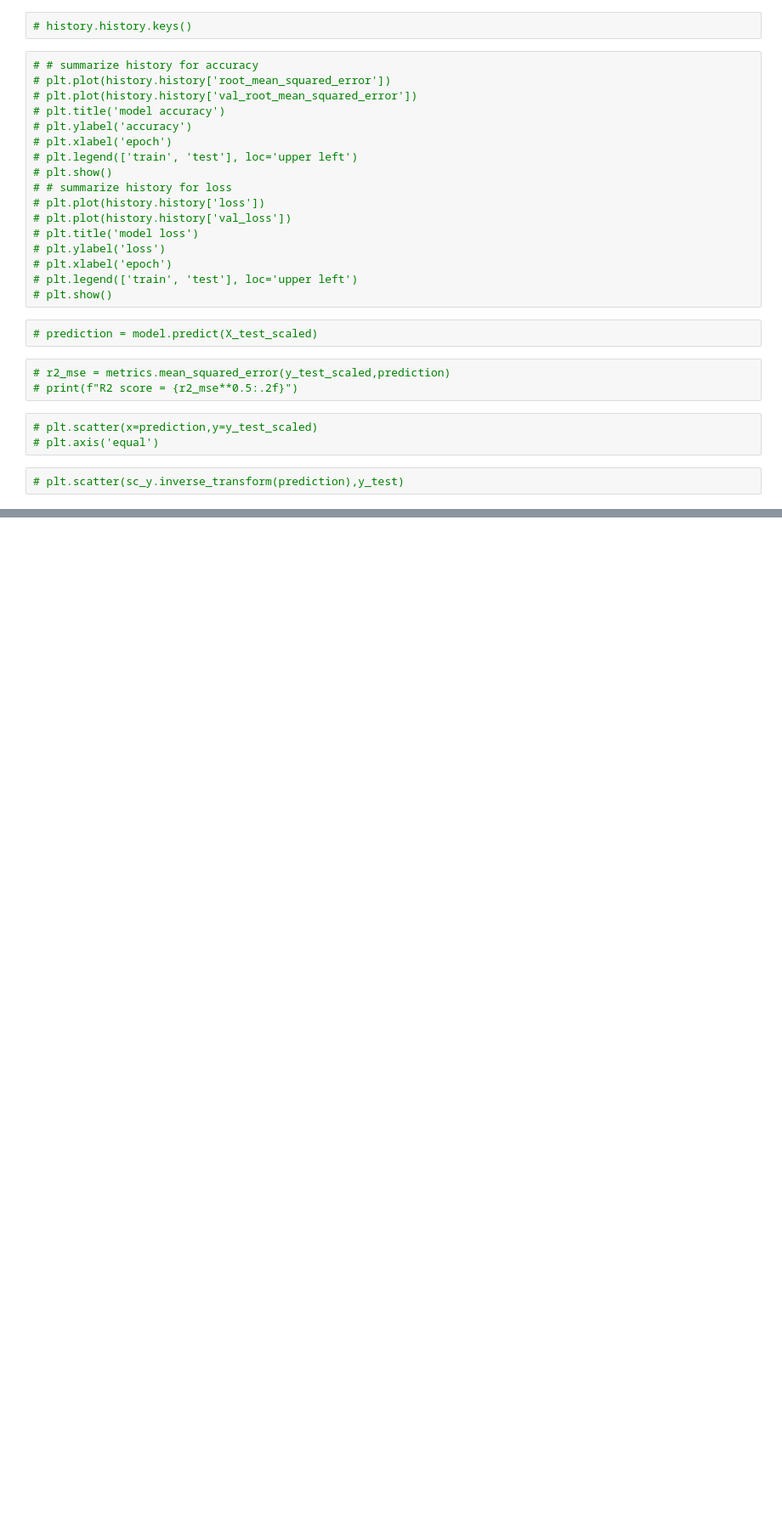
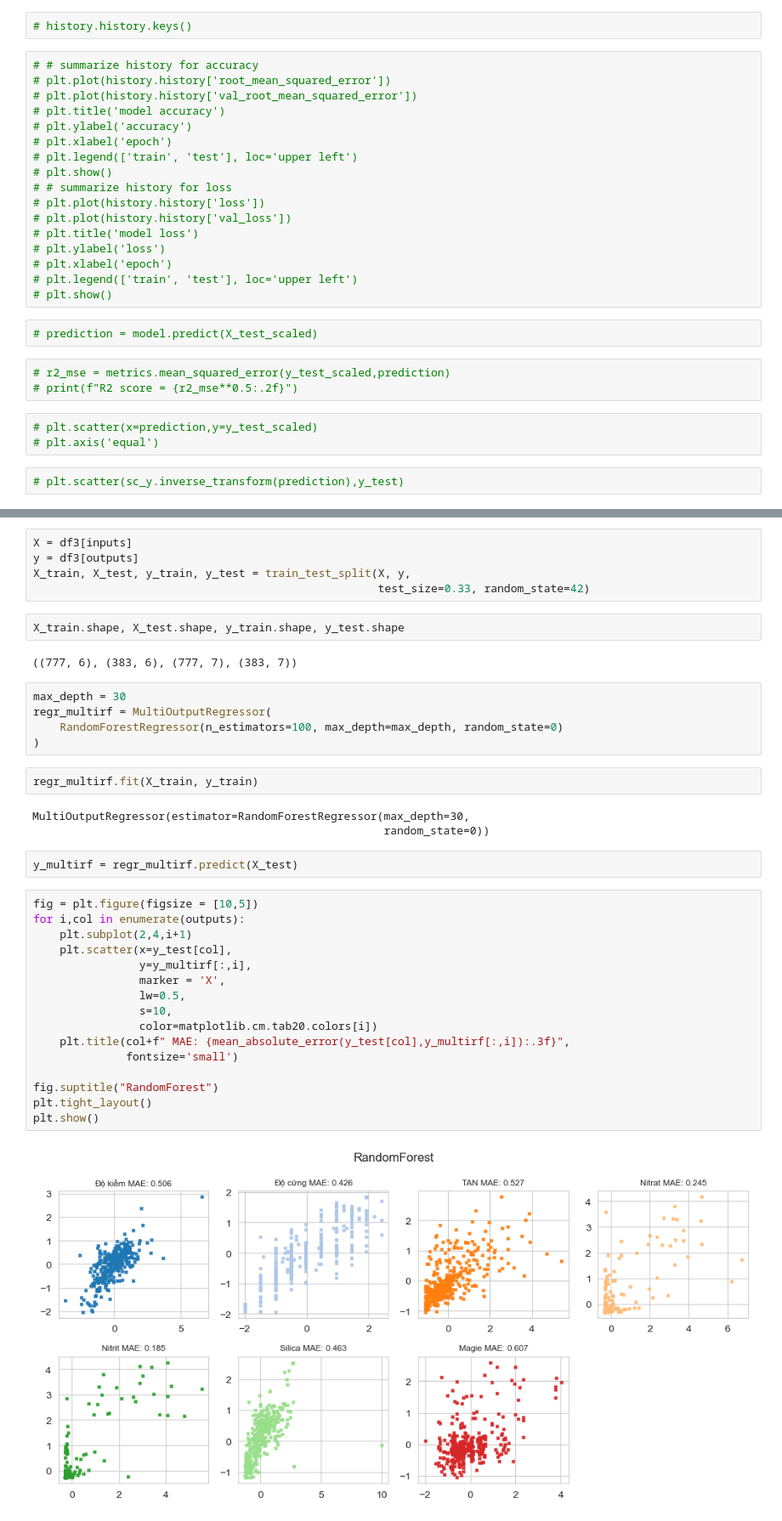
Before and after one commit to truongthuanr/WQi-Model, a Jupyter notebook: sample.ipynb, the cells around one changed output, grey strips where cells are left out. Shown at 85% size. Cells and saved outputs as stored; diff of their text form; blank space fills up the shorter version.

```diff
--- a/sample.ipynb
+++ b/sample.ipynb
@@ -1002,0 +1095,39 @@ input_dim
+# %%
+X = df3[inputs]
+y = df3[outputs]
+X_train, X_test, y_train, y_test = train_test_split(X, y,
+                                                    test_size=0.33, random_state=42)
+# %%
+X_train.shape, X_test.shape, y_train.shape, y_test.shape
+# %% [output]
+((777, 6), (383, 6), (777, 7), (383, 7))
+# %%
+max_depth = 30
+regr_multirf = MultiOutputRegressor(
+    RandomForestRegressor(n_estimators=100, max_depth=max_depth, random_state=0)
+)
+# %%
+regr_multirf.fit(X_train, y_train)
+# %% [output]
+MultiOutputRegressor(estimator=RandomForestRegressor(max_depth=30,
+                                                     random_state=0))
+# %%
+y_multirf = regr_multirf.predict(X_test)
+# %%
+fig = plt.figure(figsize = [10,5])
+for i,col in enumerate(outputs):
+    plt.subplot(2,4,i+1)
+    plt.scatter(x=y_test[col],
+                y=y_multirf[:,i],
+                marker = 'X',
+                lw=0.5,
+                s=10,
+                color=matplotlib.cm.tab20.colors[i])
+    plt.title(col+f" MAE: {mean_absolute_error(y_test[col],y_multirf[:,i]):.3f}",
+              fontsize='small')
+
+fig.suptitle("RandomForest")
+plt.tight_layout()
+plt.show()
+# %% [output]
+[figure, added]
```
Also changed, not shown: parts of 36 cells of this notebook, 3 other files.
